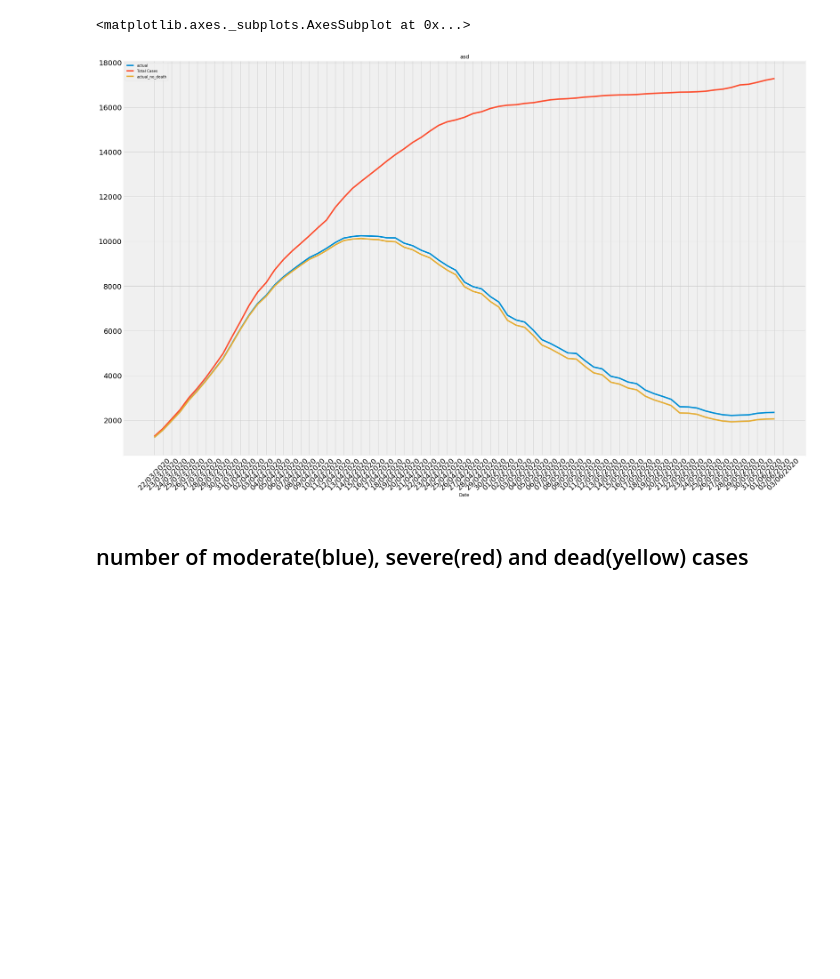
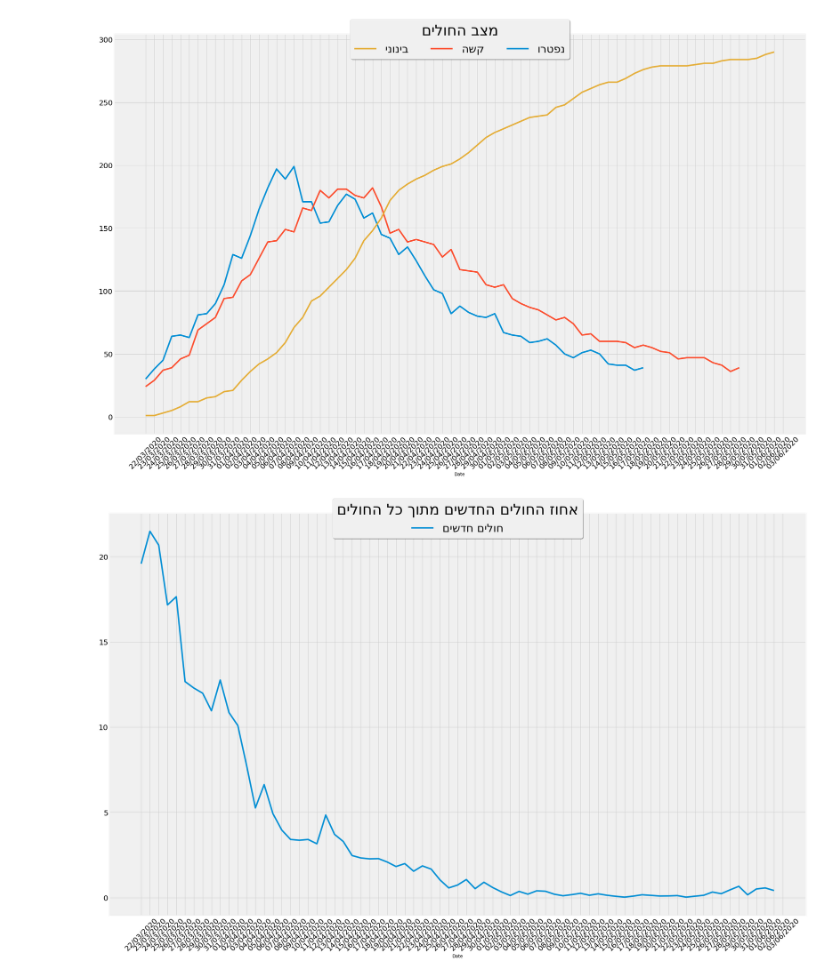
Before and after one commit to sarmon01/israel_corona, a Jupyter notebook: israel_corona.ipynb, the cells around one changed output. Drawn from its saved outputs; the diff is of its cells as text; code cells hidden in the pictures; blank space fills up the shorter version.

```diff
--- a/israel_corona.ipynb
+++ b/israel_corona.ipynb
@@ -39,12 +57,14 @@ df
 # %%
-df[['actual','Total Cases','actual_no_death']].plot(kind='line',
-                                                    title = 'asd',
+df[['בינוני','קשה' , 'נפטרו']].plot(kind='line',
                                                     figsize=(30,20),
                                                     rot=45,fontsize=20,
                                                     xticks = range(0,len(df.index)))
+fix_legend("מצב החולים")
 # %% [output]
-<matplotlib.axes._subplots.AxesSubplot at 0x...>
-[figure, old version]
+[figure, new version]
-# %% [markdown]
-## number of moderate(blue), severe(red) and dead(yellow) cases
+# %%
+(df['חולים חדשים'] / df['כל החולים'] * 100).plot(kind='line',label="חולים חדשים",figsize=(30,20),rot=45,fontsize=20,xticks = range(0,len(df.index)))
+fix_legend("אחוז החולים החדשים מתוך כל החולים")
+# %% [output]
+[figure, added]
 # %%
```
Also changed, not shown: parts of 14 cells of this notebook.
